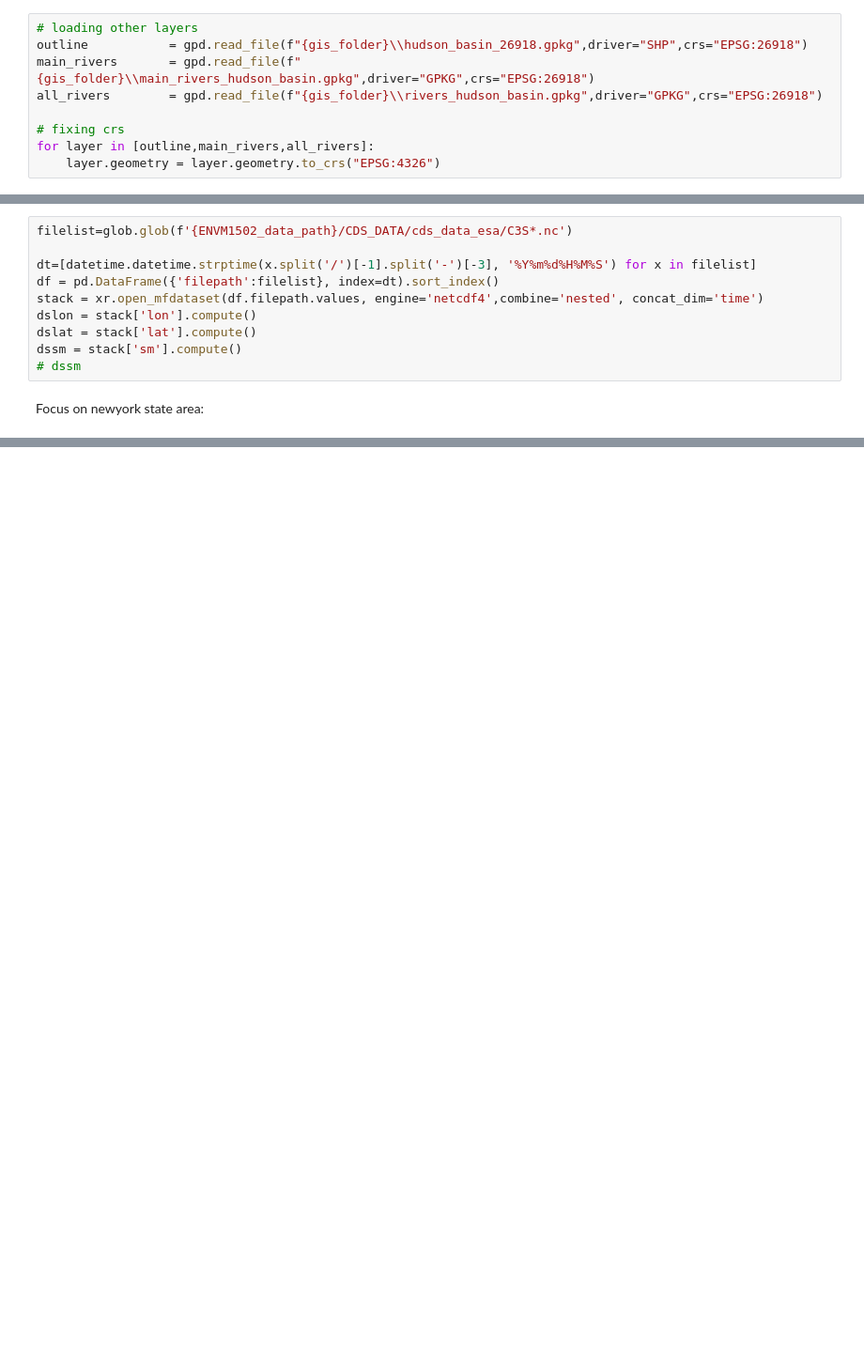
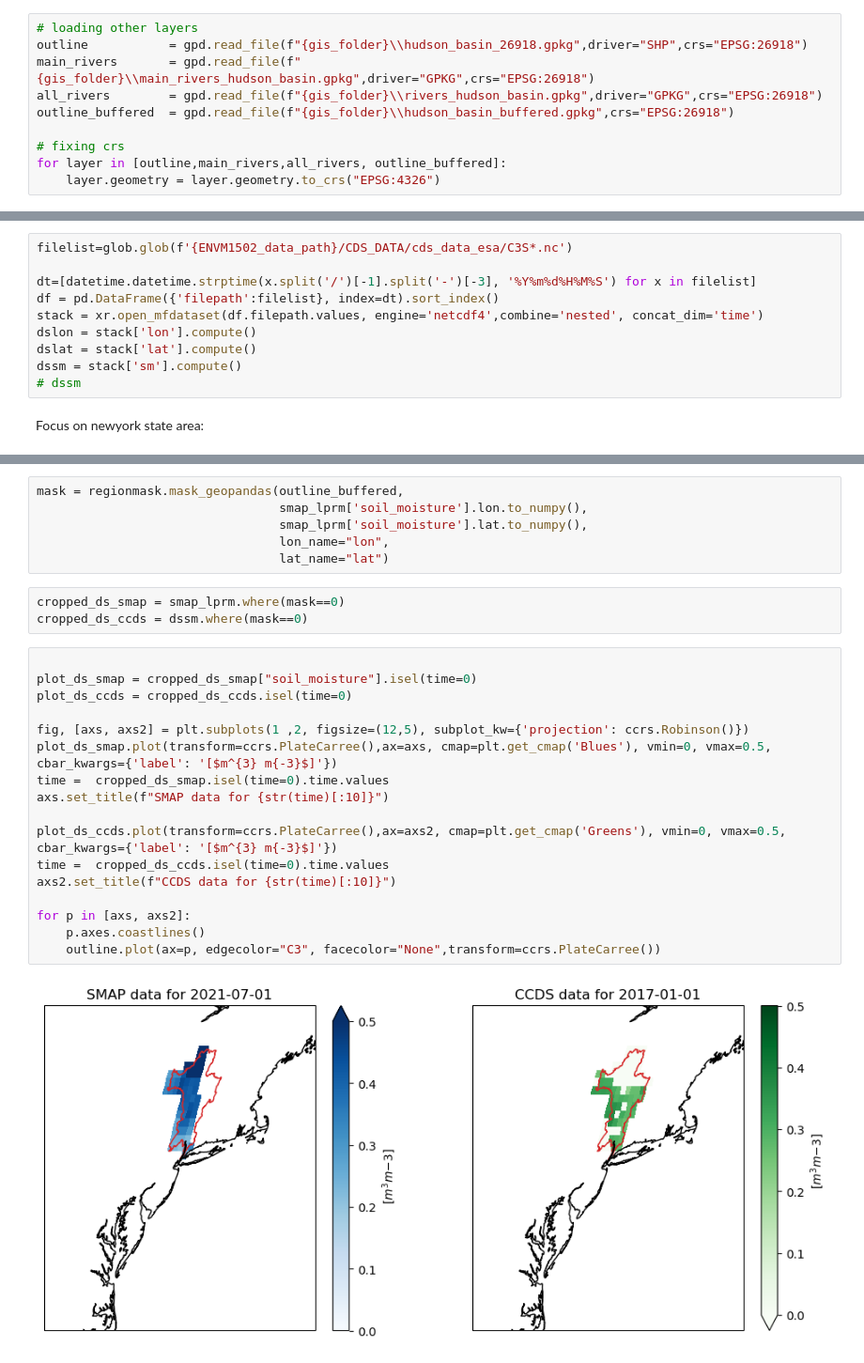
Before and after one commit to Daafip/ENVM1502-Catchment-model, a Jupyter notebook: Python files/2.3.Moisture.ipynb, the cells around one changed output, grey strips where cells are left out. Shown at 94% size. Drawn from its saved outputs; the diff is of its cells as text; blank space fills up the shorter version.

Commit message:
finishing soil moisture nb

```diff
--- a/Python files/2.3.Moisture.ipynb
+++ b/Python files/2.3.Moisture.ipynb
@@ -40,8 +43,9 @@ Load geospatial data
 outline           = gpd.read_file(f"{gis_folder}\\hudson_basin_26918.gpkg",driver="SHP",crs="EPSG:26918")
 main_rivers       = gpd.read_file(f"{gis_folder}\\main_rivers_hudson_basin.gpkg",driver="GPKG",crs="EPSG:26918")
 all_rivers        = gpd.read_file(f"{gis_folder}\\rivers_hudson_basin.gpkg",driver="GPKG",crs="EPSG:26918")
+outline_buffered  = gpd.read_file(f"{gis_folder}\\hudson_basin_buffered.gpkg",crs="EPSG:26918")
 
 # fixing crs
-for layer in [outline,main_rivers,all_rivers]:
+for layer in [outline,main_rivers,all_rivers, outline_buffered]:
     layer.geometry = layer.geometry.to_crs("EPSG:4326")
 # %% [markdown]
@@ -212,0 +243,28 @@ Notice how the esa product seems to have a finder ????
+# %%
+mask = regionmask.mask_geopandas(outline_buffered,
+                                 smap_lprm['soil_moisture'].lon.to_numpy(),
+                                 smap_lprm['soil_moisture'].lat.to_numpy(),
+                                 lon_name="lon",
+                                 lat_name="lat")
+# %%
+cropped_ds_smap = smap_lprm.where(mask==0)
+cropped_ds_ccds = dssm.where(mask==0)
+# %%
+
+plot_ds_smap = cropped_ds_smap["soil_moisture"].isel(time=0)
+plot_ds_ccds = cropped_ds_ccds.isel(time=0)
+
+fig, [axs, axs2] = plt.subplots(1 ,2, figsize=(12,5), subplot_kw={'projection': ccrs.Robinson()})
+plot_ds_smap.plot(transform=ccrs.PlateCarree(),ax=axs, cmap=plt.get_cmap('Blues'), vmin=0, vmax=0.5, cbar_kwargs={'label': '[$m^{3} m{-3}$]'})
+time =  cropped_ds_smap.isel(time=0).time.values
+axs.set_title(f"SMAP data for {str(time)[:10]}")
+
+plot_ds_ccds.plot(transform=ccrs.PlateCarree(),ax=axs2, cmap=plt.get_cmap('Greens'), vmin=0, vmax=0.5, cbar_kwargs={'label': '[$m^{3} m{-3}$]'})
+time =  cropped_ds_ccds.isel(time=0).time.values
+axs2.set_title(f"CCDS data for {str(time)[:10]}")
+
+for p in [axs, axs2]:
+    p.axes.coastlines()
+    outline.plot(ax=p, edgecolor="C3", facecolor="None",transform=ccrs.PlateCarree())
+# %% [output]
+[figure, added]
```
Also changed, not shown: parts of 15 cells of this notebook, 4 other files.
